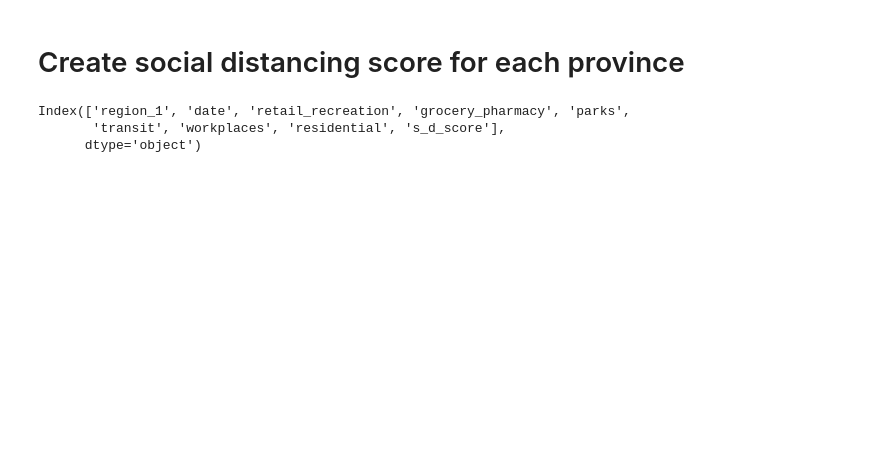
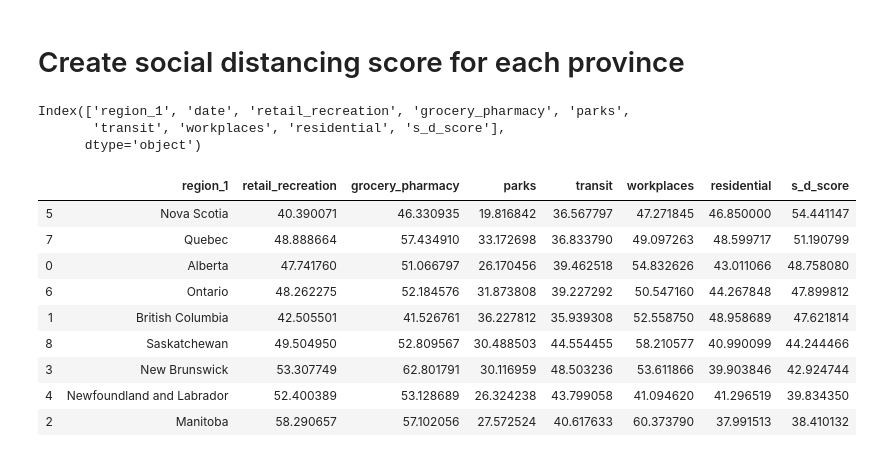
Before and after one commit to francomomo/DataFest-2020, a Jupyter notebook: scripts/Python/data_cleaning.ipynb, the cells around one changed output. Drawn from its saved outputs; the diff is of its cells as text; code cells hidden in the pictures; blank space fills up the shorter version.

```diff
--- a/scripts/Python/data_cleaning.ipynb
+++ b/scripts/Python/data_cleaning.ipynb
@@ -230,3 +201,17 @@ mobility_data.columns
 Index(['region_1', 'date', 'retail_recreation', 'grocery_pharmacy', 'parks',
        'transit', 'workplaces', 'residential', 's_d_score'],
       dtype='object')
+# %%
+mobility_data = mobility_data.groupby('region_1').mean().reset_index()
+mobility_data.sort_values(by=['s_d_score'], axis=0, ascending=False)
+# %% [output]
+|  | region_1 | retail_recreation | grocery_pharmacy | parks | transit | workplaces | residential | s_d_score |
+| 5 | Nova Scotia | 40.390071 | 46.330935 | 19.816842 | 36.567797 | 47.271845 | 46.850000 | 54.441147 |
+| 7 | Quebec | 48.888664 | 57.434910 | 33.172698 | 36.833790 | 49.097263 | 48.599717 | 51.190799 |
+| 0 | Alberta | 47.741760 | 51.066797 | 26.170456 | 39.462518 | 54.832626 | 43.011066 | 48.758080 |
+| 6 | Ontario | 48.262275 | 52.184576 | 31.873808 | 39.227292 | 50.547160 | 44.267848 | 47.899812 |
+| 1 | British Columbia | 42.505501 | 41.526761 | 36.227812 | 35.939308 | 52.558750 | 48.958689 | 47.621814 |
+| 8 | Saskatchewan | 49.504950 | 52.809567 | 30.488503 | 44.554455 | 58.210577 | 40.990099 | 44.244466 |
+| 3 | New Brunswick | 53.307749 | 62.801791 | 30.116959 | 48.503236 | 53.611866 | 39.903846 | 42.924744 |
+| 4 | Newfoundland and Labrador | 52.400389 | 53.128689 | 26.324238 | 43.799058 | 41.094620 | 41.296519 | 39.834350 |
+| 2 | Manitoba | 58.290657 | 57.102056 | 27.572524 | 40.617633 | 60.373790 | 37.991513 | 38.410132 |
```
Also changed, not shown: parts of 15 cells of this notebook, 3 other files.
